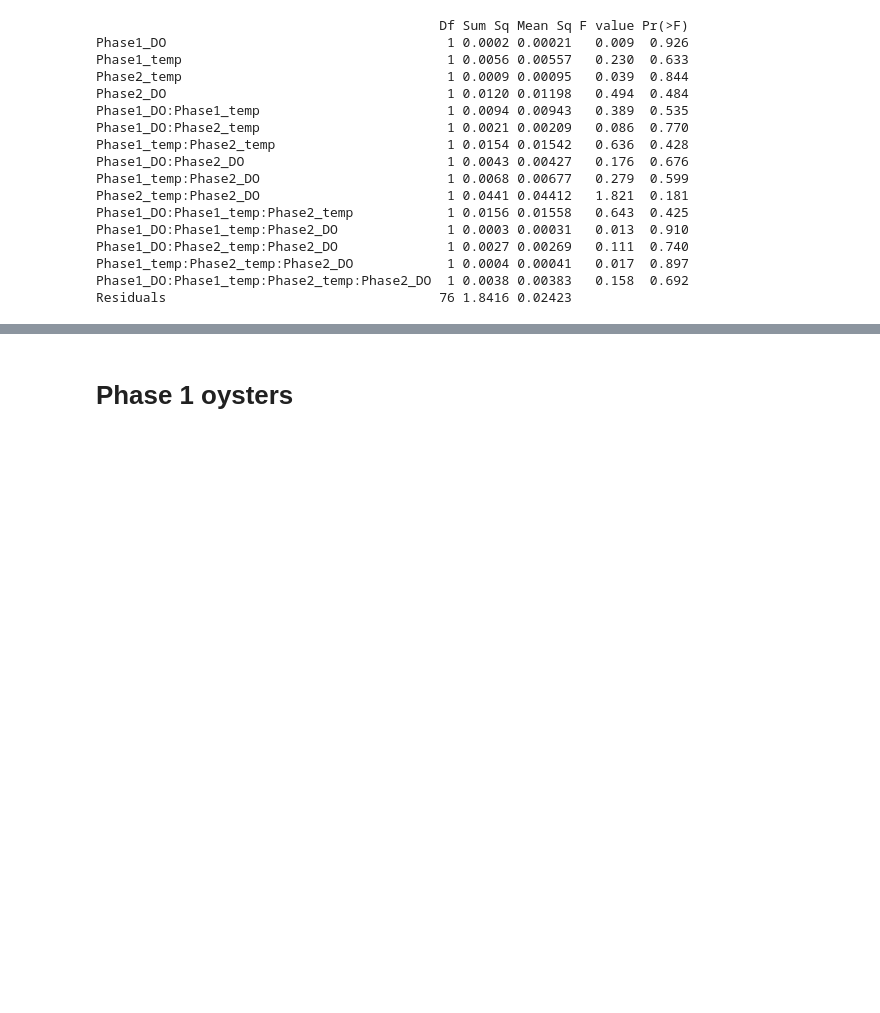
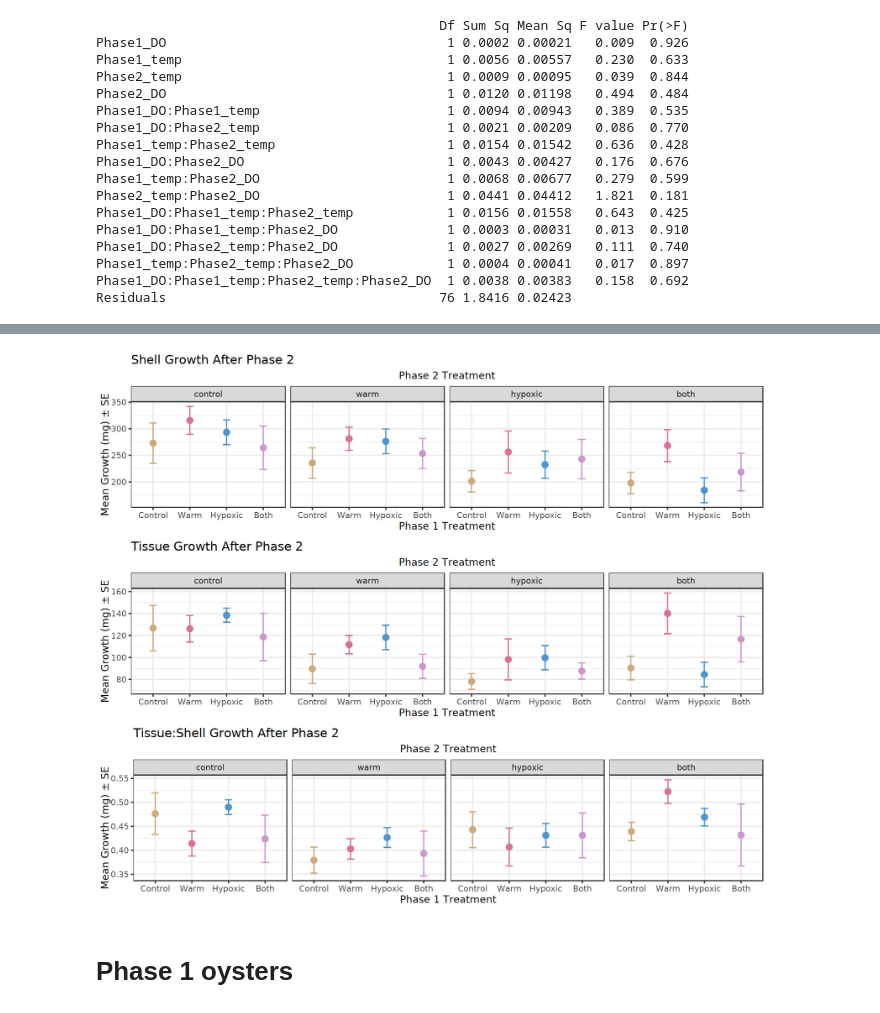
Before and after one commit to jgmcdonough/CE24_RNA-seq, a Jupyter notebook: analysis/growth/growth_treatments.ipynb, the cells around one changed output, grey strips where cells are left out. Saved outputs shown, nothing was run; the diff lists cells and outputs as text; code cells hidden in the pictures; blank space fills up the shorter version.

```diff
--- a/analysis/growth/growth_treatments.ipynb
+++ b/analysis/growth/growth_treatments.ipynb
@@ -503,0 +612,7 @@ Residuals                                   76 1.8416 0.02423
+# %%
+options(repr.plot.height = 12.5, repr.plot.width = 15)
+
+plot16 <- plot_grid(shell16_plot, tissue16_plot, ratio16_plot, nrow = 3)
+plot16
+# %% [output]
+[figure, added]
```
Also changed, not shown: parts of 13 cells of this notebook, 1 other file.
